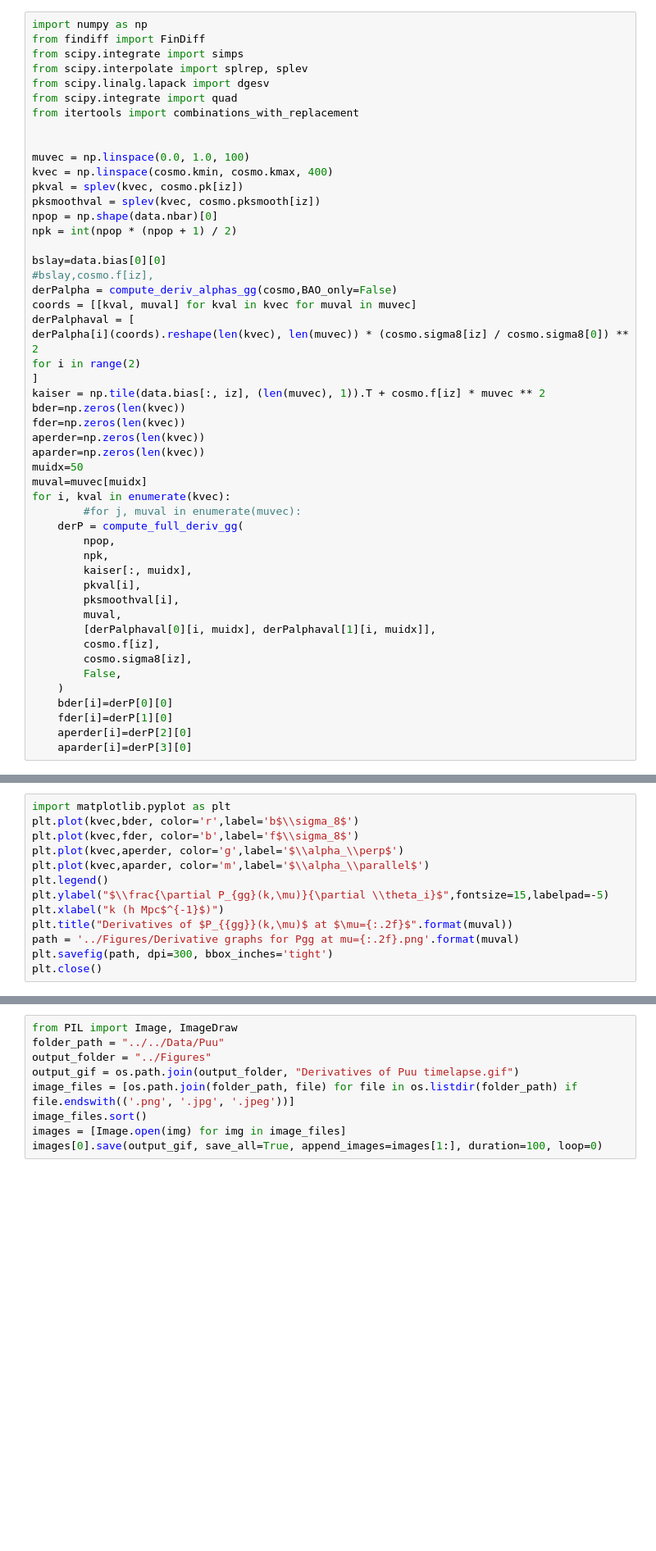
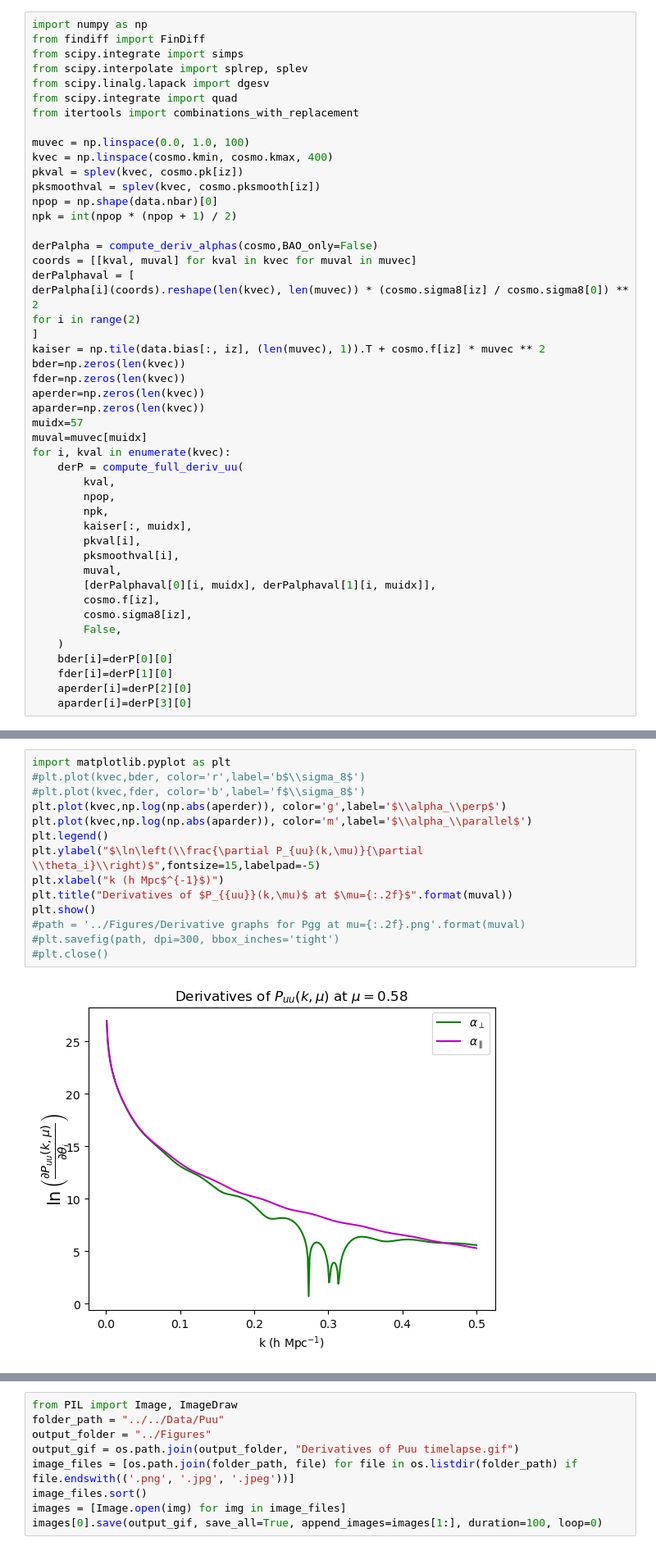
Before and after one commit to eh13913/Capstone-Project, a Jupyter notebook: Notebooks/Test1.ipynb, the cells around one changed output, grey strips where cells are left out. Shown: that part at 82% size. Saved outputs shown, nothing was run; the diff lists cells and outputs as text; blank space fills up the shorter version.

Commit message:
new deriv

```diff
--- a/Notebooks/Test1.ipynb
+++ b/Notebooks/Test1.ipynb
@@ -475,7 +475,6 @@ from scipy.linalg.lapack import dgesv
 from scipy.integrate import quad
 from itertools import combinations_with_replacement
 
-
 muvec = np.linspace(0.0, 1.0, 100)
 kvec = np.linspace(cosmo.kmin, cosmo.kmax, 400)
 pkval = splev(kvec, cosmo.pk[iz])
@@ -483,9 +482,7 @@ pksmoothval = splev(kvec, cosmo.pksmooth[iz])
 npop = np.shape(data.nbar)[0]
 npk = int(npop * (npop + 1) / 2)
 
-bslay=data.bias[0][0]
-#bslay,cosmo.f[iz],
-derPalpha = compute_deriv_alphas_gg(cosmo,BAO_only=False)
+derPalpha = compute_deriv_alphas(cosmo,BAO_only=False)
 coords = [[kval, muval] for kval in kvec for muval in muvec]
 derPalphaval = [
 derPalpha[i](coords).reshape(len(kvec), len(muvec)) * (cosmo.sigma8[iz] / cosmo.sigma8[0]) ** 2
@@ -496,11 +493,11 @@ bder=np.zeros(len(kvec))
 fder=np.zeros(len(kvec))
 aperder=np.zeros(len(kvec))
 aparder=np.zeros(len(kvec))
-muidx=50
+muidx=57
 muval=muvec[muidx]
 for i, kval in enumerate(kvec):
-        #for j, muval in enumerate(muvec):
-    derP = compute_full_deriv_gg(
+    derP = compute_full_deriv_uu(
+        kval,
         npop,
         npk,
         kaiser[:, muidx],
@@ -519,13 +578,16 @@ for i, kval in enumerate(kvec):
 # %%
 import matplotlib.pyplot as plt
-plt.plot(kvec,bder, color='r',label='b$\\sigma_8$')
-plt.plot(kvec,fder, color='b',label='f$\\sigma_8$')
-plt.plot(kvec,aperder, color='g',label='$\\alpha_\\perp$')
-plt.plot(kvec,aparder, color='m',label='$\\alpha_\\parallel$')
+#plt.plot(kvec,bder, color='r',label='b$\\sigma_8$')
+#plt.plot(kvec,fder, color='b',label='f$\\sigma_8$')
+plt.plot(kvec,np.log(np.abs(aperder)), color='g',label='$\\alpha_\\perp$')
+plt.plot(kvec,np.log(np.abs(aparder)), color='m',label='$\\alpha_\\parallel$')
 plt.legend()
-plt.ylabel("$\\frac{\partial P_{gg}(k,\mu)}{\partial \\theta_i}$",fontsize=15,labelpad=-5)
+plt.ylabel("$\ln\left(\\frac{\partial P_{uu}(k,\mu)}{\partial \\theta_i}\\right)$",fontsize=15,labelpad=-5)
 plt.xlabel("k (h Mpc$^{-1}$)")
-plt.title("Derivatives of $P_{{gg}}(k,\mu)$ at $\mu={:.2f}$".format(muval))
-path = '../Figures/Derivative graphs for Pgg at mu={:.2f}.png'.format(muval)
-plt.savefig(path, dpi=300, bbox_inches='tight')
-plt.close()
+plt.title("Derivatives of $P_{{uu}}(k,\mu)$ at $\mu={:.2f}$".format(muval))
+plt.show()
+#path = '../Figures/Derivative graphs for Pgg at mu={:.2f}.png'.format(muval)
+#plt.savefig(path, dpi=300, bbox_inches='tight')
+#plt.close()
+# %% [output]
+[figure, added]
```
Also changed, not shown: parts of 6 cells of this notebook, 3 other files.
